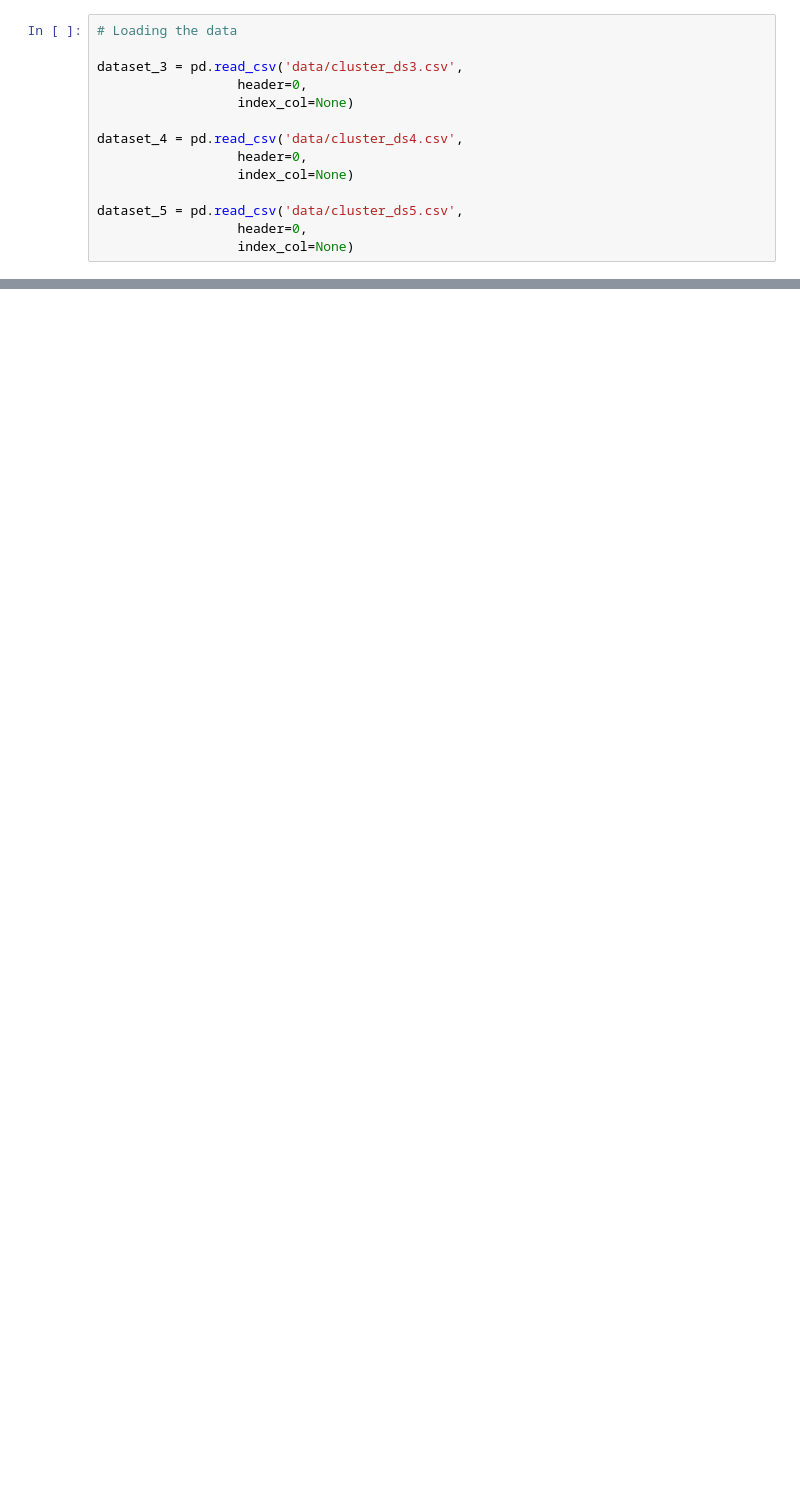
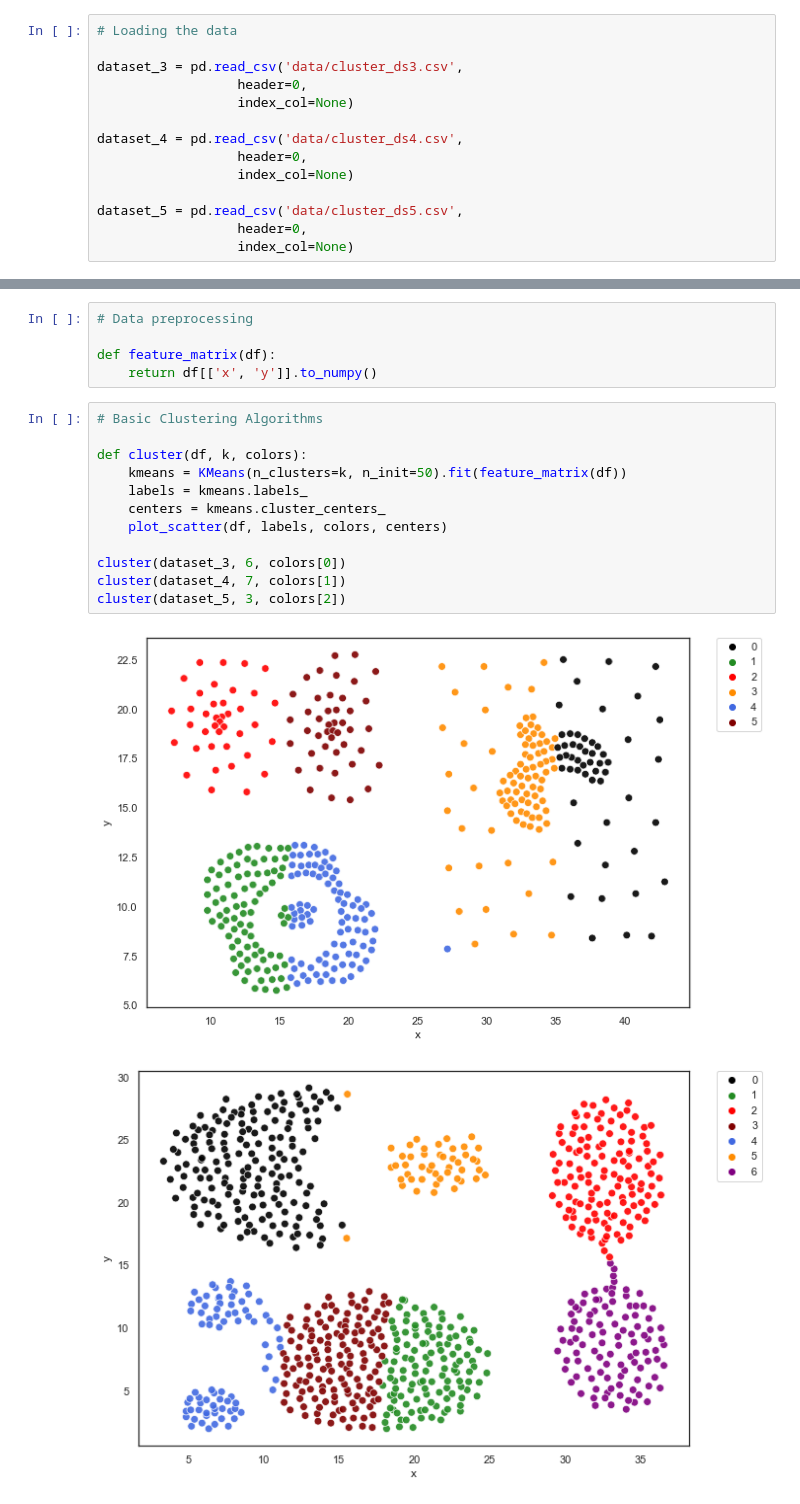
Before and after one commit to bharat-suri/CSE_5243, a Jupyter notebook: Lab-4/lab_4_senthilkumar_16_suri_40.ipynb, the cells around one changed output, grey strips where cells are left out. Drawn from its saved outputs; the diff is of its cells as text; blank space fills up the shorter version.

```diff
--- a/Lab-4/lab_4_senthilkumar_16_suri_40.ipynb
+++ b/Lab-4/lab_4_senthilkumar_16_suri_40.ipynb
@@ -56,0 +114,20 @@ plot_scatter(dataset_5, colors[2])
+# %%
+# Data preprocessing
+
+def feature_matrix(df):
+    return df[['x', 'y']].to_numpy()
+# %%
+# Basic Clustering Algorithms
+
+def cluster(df, k, colors):
+    kmeans = KMeans(n_clusters=k, n_init=50).fit(feature_matrix(df))
+    labels = kmeans.labels_
+    centers = kmeans.cluster_centers_
+    plot_scatter(df, labels, colors, centers)
+
+cluster(dataset_3, 6, colors[0])
+cluster(dataset_4, 7, colors[1])
+cluster(dataset_5, 3, colors[2])
+# %% [output]
+[figure, added]
+[figure, added]
```
Also changed, not shown: parts of 7 cells of this notebook.
